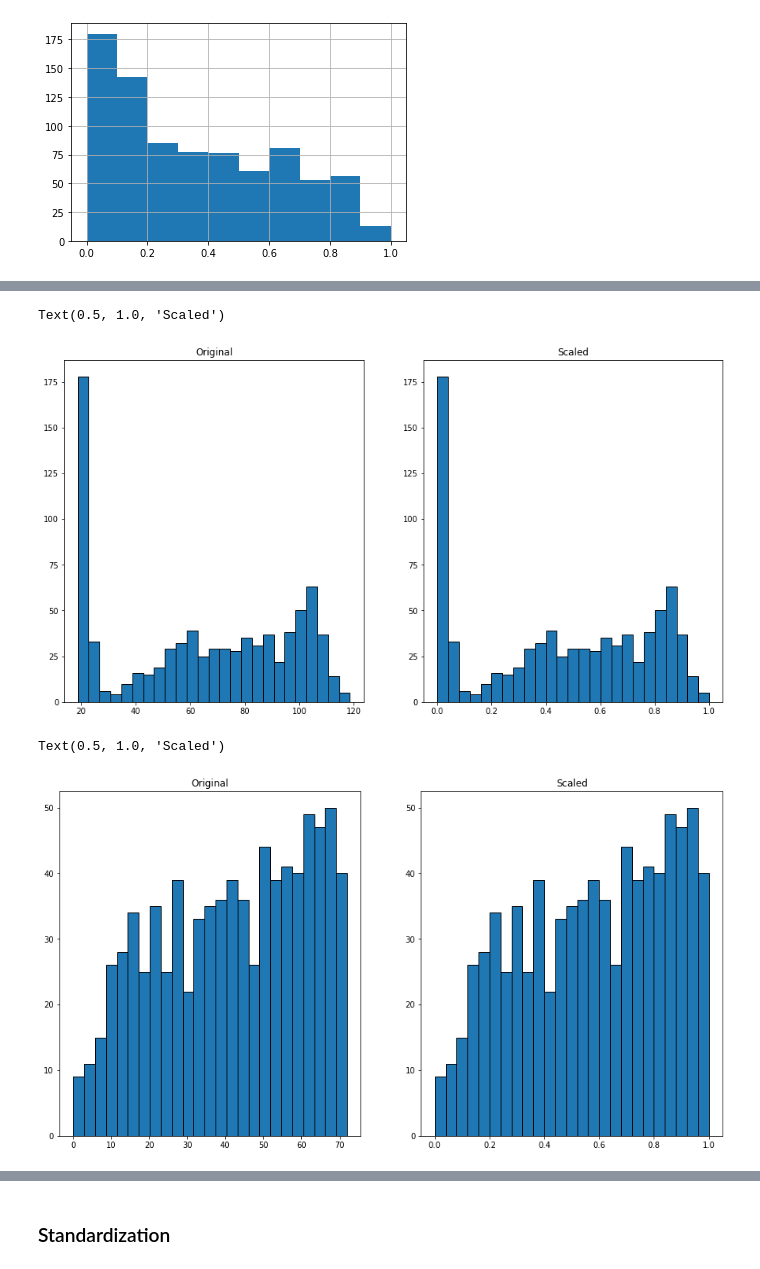
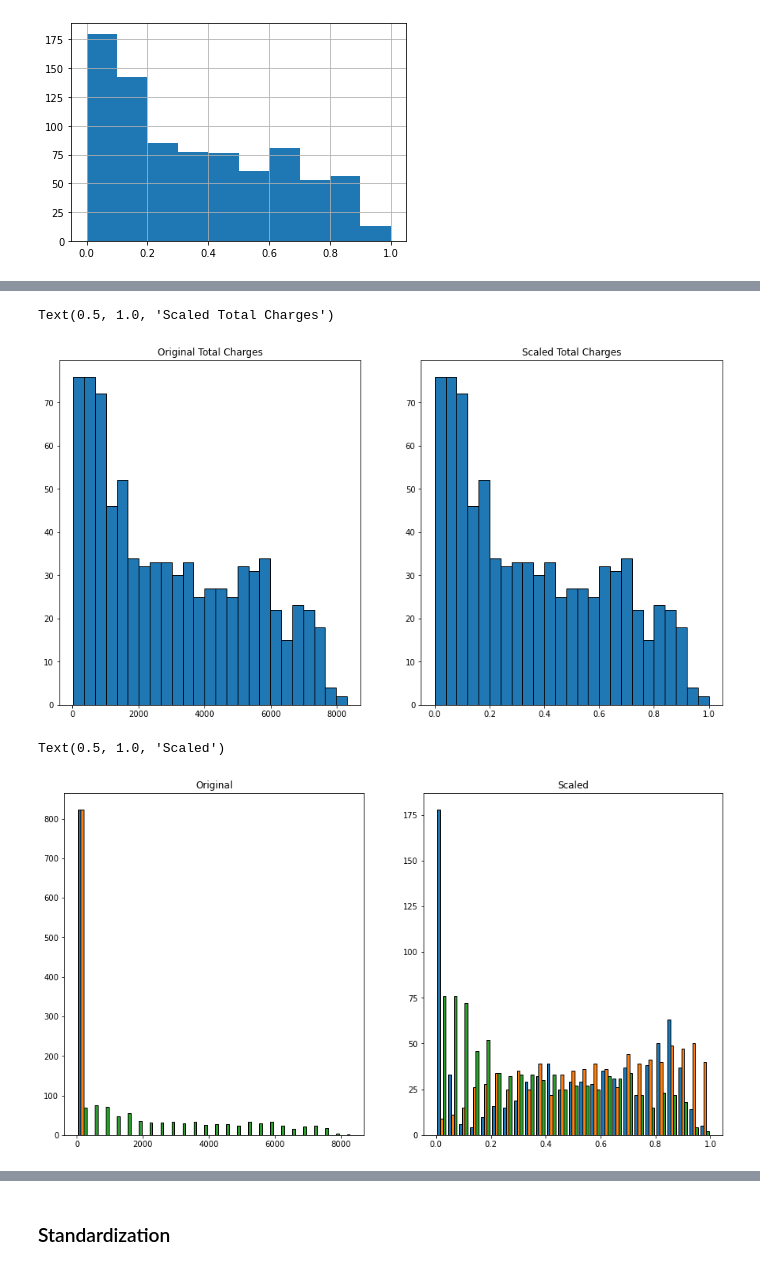
Before and after one commit to annah-vu/regression-exercises, a Jupyter notebook: scaling.ipynb, the cells around one changed output, grey strips where cells are left out. Cells and saved outputs as stored; diff of their text form; code cells hidden in the pictures.

```diff
--- a/scaling.ipynb
+++ b/scaling.ipynb
@@ -112,24 +142,26 @@ train_scaled.total_charges.hist()
+# %%
+#MinMax
+plt.figure(figsize=(15,8))
+plt.subplot(121)
+plt.hist(train.total_charges, bins=25, ec='black')
+plt.title('Original Total Charges')
+
+plt.subplot(122)
+plt.hist(train_scaled.total_charges, bins=25, ec='black')
+plt.title('Scaled Total Charges')
+# %% [output]
+Text(0.5, 1.0, 'Scaled Total Charges')
+[figure, added]
 # %%
+#MinMax
 plt.figure(figsize=(15,8))
 plt.subplot(121)
-plt.hist(train.monthly_charges, bins=25, ec='black')
+plt.hist(train, bins=25, ec='black')
 plt.title('Original')
 
 plt.subplot(122)
-plt.hist(train_scaled.monthly_charges, bins=25, ec='black')
+plt.hist(train_scaled, bins=25, ec='black')
 plt.title('Scaled')
 # %% [output]
 Text(0.5, 1.0, 'Scaled')
-[figure, old version]
+[figure, new version]
-# %%
-plt.figure(figsize=(15,8))
-plt.subplot(121)
-plt.hist(train.tenure, bins=25, ec='black')
-plt.title('Original')
-
-plt.subplot(122)
-plt.hist(train_scaled.tenure, bins=25, ec='black')
-plt.title('Scaled')
-# %% [output]
-Text(0.5, 1.0, 'Scaled')
-[figure, removed]
```
Also changed, not shown: parts of 25 cells of this notebook.
